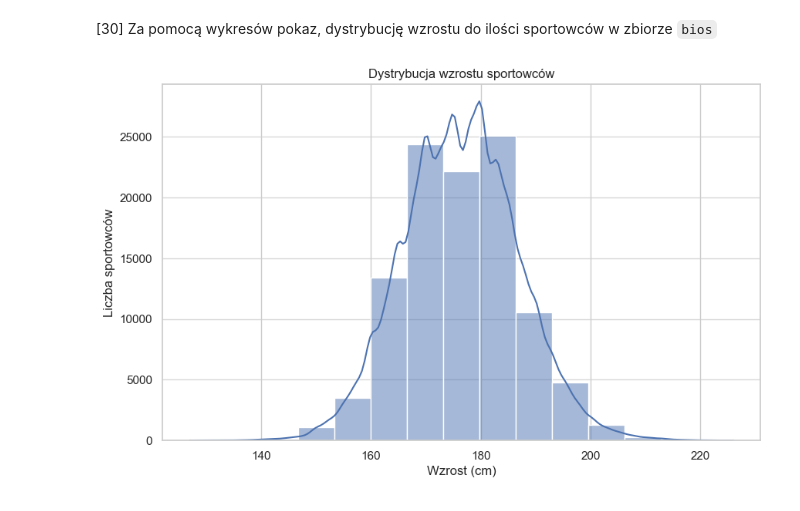
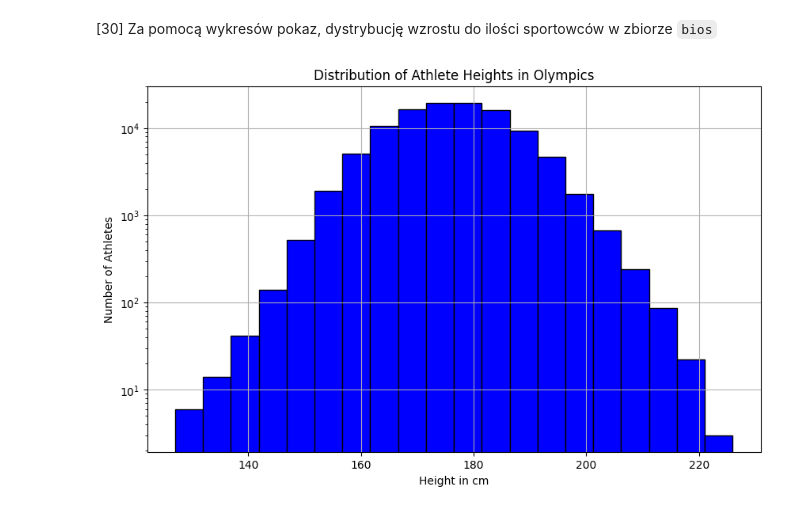
Before and after one commit to FranciszekTurowski/Pandas-Training, a Jupyter notebook: python pandas/Pandas Data Manipulation/main.ipynb, the cells around one changed output. Saved outputs shown, nothing was run; the diff lists cells and outputs as text; code cells hidden in the pictures.

```diff
--- a/python pandas/Pandas Data Manipulation/main.ipynb
+++ b/python pandas/Pandas Data Manipulation/main.ipynb
@@ -144,0 +111,2 @@ selected_days
+# %%
+coffee.set_index('Day')
@@ -820,38 +656,22 @@ pivot_table
 | 2024-05-03 | 45.0 | NaN | 45.0 |
 # %% [markdown]
 [30] Za pomocą wykresów pokaz, dystrybucję wzrostu do ilości sportowców w zbiorze `bios`
-# %%
-import matplotlib.pyplot as plt
-import seaborn as sns
-
-# Ustawienie stylu wykresów
-sns.set(style="whitegrid")
-
-# Tworzenie wykresu gęstości dla wzrostu
-plt.figure(figsize=(10, 6))
-sns.histplot(bios['height_cm'], bins=15, kde=True)
-
-# Dodanie tytułu i etykiet
-plt.title('Dystrybucja wzrostu sportowców')
-plt.xlabel('Wzrost (cm)')
-plt.ylabel('Liczba sportowców')
-plt.grid(axis='y', alpha=0.75)
-# Wyświetlenie wykresu
-plt.show()
-
-# Sprawdzenie, czy kolumna 'height_cm' istnieje i usunięcie brakujących wartości
-# if 'height_cm' in bios.columns:
-#     heights = bios['height_cm'].dropna()
-# else:
-#     raise ValueError("Kolumna 'height_cm' nie istnieje w pliku bios.csv")
-
-# # Tworzenie histogramu dla wzrostu sportowców
-# plt.figure(figsize=(10, 6))
-# plt.hist(heights, bins=15, color='skyblue', edgecolor='black')
-# plt.title('Distribution of Athlete Heights')
-# plt.xlabel('Height (cm)')
-# plt.ylabel('Number of Athletes')
-# plt.grid(axis='y', alpha=0.75)
-# plt.show()
-# %% [output]
-[figure, removed]
+# %%
+import pandas as pd
+import matplotlib.pyplot as plt
+
+bios_filtered = bios.dropna(subset=['height_cm'])
+
+plt.figure(figsize=(10, 6))
+plt.hist(bios_filtered['height_cm'], bins=20, color='blue', edgecolor='black')
+
+plt.title('Distribution of Athlete Heights in Olympics')
+plt.xlabel('Height in cm')
+plt.ylabel('Number of Athletes')
+plt.grid(True)
+
+plt.yscale('log')
+
+plt.show()
+# %% [output]
+[figure, added]
```
Also changed, not shown: parts of 66 cells of this notebook, 2 other files.
